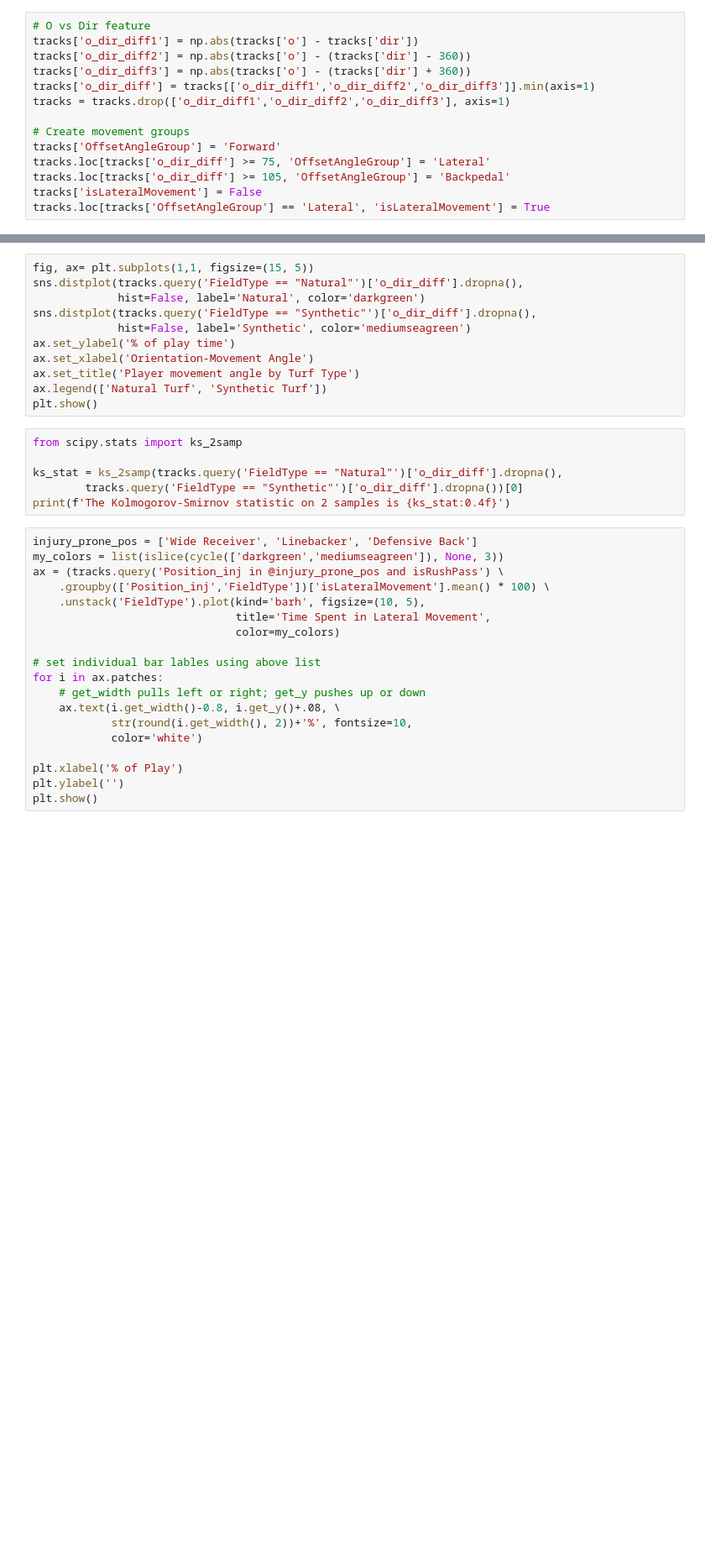
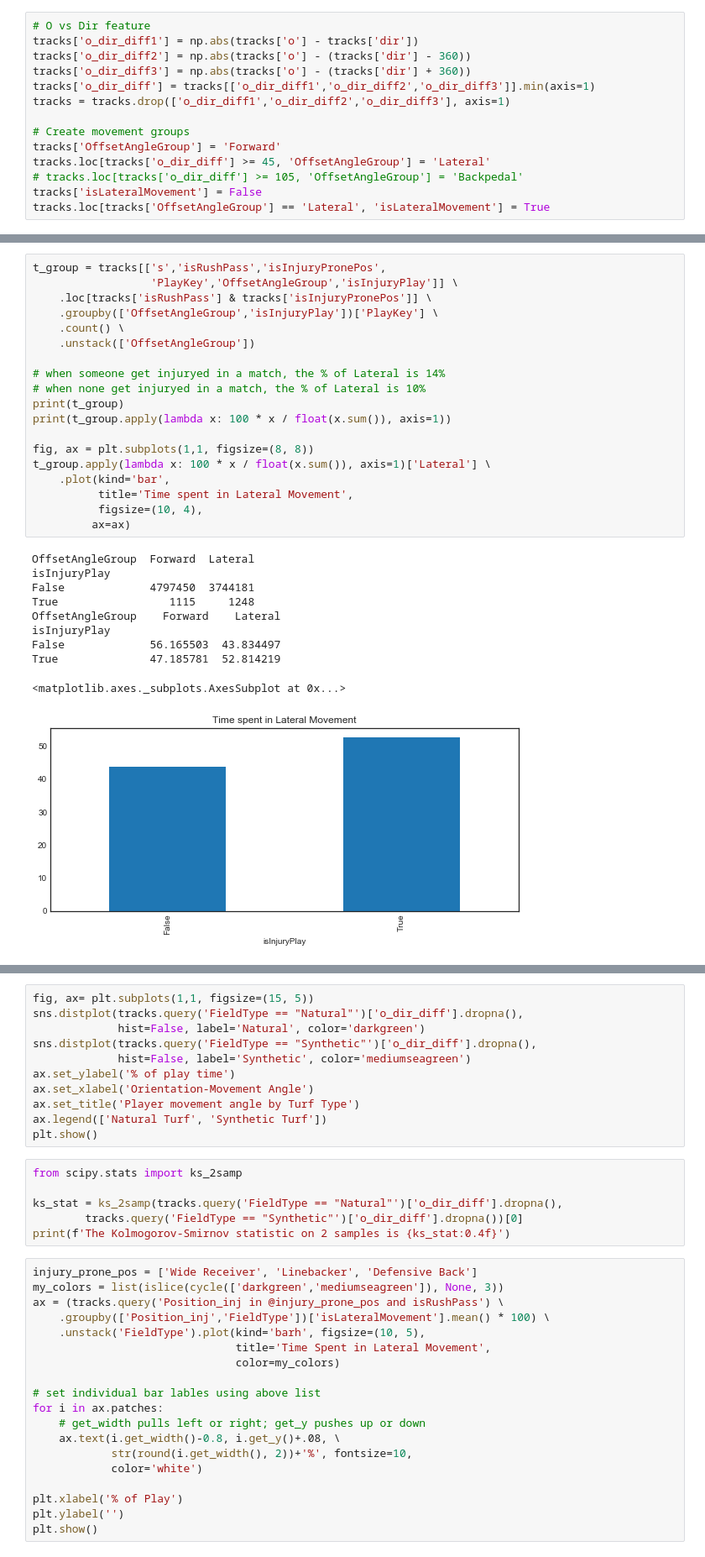
Before and after one commit to cwingho/NFL_Analytics, a Jupyter notebook: brian/code_to_be_read.ipynb, the cells around one changed output, grey strips where cells are left out. Shown: that part at 84% size. Drawn from its saved outputs; the diff is of its cells as text; blank space fills up the shorter version.

```diff
--- a/brian/code_to_be_read.ipynb
+++ b/brian/code_to_be_read.ipynb
@@ -338,7 +608,7 @@ tracks = tracks.drop(['o_dir_diff1','o_dir_diff2','o_dir_diff3'], axis=1)
 
 # Create movement groups
 tracks['OffsetAngleGroup'] = 'Forward'
-tracks.loc[tracks['o_dir_diff'] >= 75, 'OffsetAngleGroup'] = 'Lateral'
-tracks.loc[tracks['o_dir_diff'] >= 105, 'OffsetAngleGroup'] = 'Backpedal'
+tracks.loc[tracks['o_dir_diff'] >= 45, 'OffsetAngleGroup'] = 'Lateral'
+# tracks.loc[tracks['o_dir_diff'] >= 105, 'OffsetAngleGroup'] = 'Backpedal'
 tracks['isLateralMovement'] = False
 tracks.loc[tracks['OffsetAngleGroup'] == 'Lateral', 'isLateralMovement'] = True
@@ -436,0 +709,30 @@ plt.grid(b=None, axis='x')
+# %%
+t_group = tracks[['s','isRushPass','isInjuryPronePos',
+                  'PlayKey','OffsetAngleGroup','isInjuryPlay']] \
+    .loc[tracks['isRushPass'] & tracks['isInjuryPronePos']] \
+    .groupby(['OffsetAngleGroup','isInjuryPlay'])['PlayKey'] \
+    .count() \
+    .unstack(['OffsetAngleGroup'])
+
+# when someone get injuryed in a match, the % of Lateral is 14%
+# when none get injuryed in a match, the % of Lateral is 10%
+print(t_group)
+print(t_group.apply(lambda x: 100 * x / float(x.sum()), axis=1))
+
+fig, ax = plt.subplots(1,1, figsize=(8, 8))
+t_group.apply(lambda x: 100 * x / float(x.sum()), axis=1)['Lateral'] \
+    .plot(kind='bar',
+          title='Time spent in Lateral Movement',
+          figsize=(10, 4),
+         ax=ax)
+# %% [output]
+OffsetAngleGroup  Forward  Lateral
+isInjuryPlay
+False             4797450  3744181
+True                 1115     1248
+OffsetAngleGroup    Forward    Lateral
+isInjuryPlay
+False             56.165503  43.834497
+True              47.185781  52.814219
+<matplotlib.axes._subplots.AxesSubplot at 0x...>
+[figure, added]
```
Also changed, not shown: parts of 44 cells of this notebook, 2 other files.
